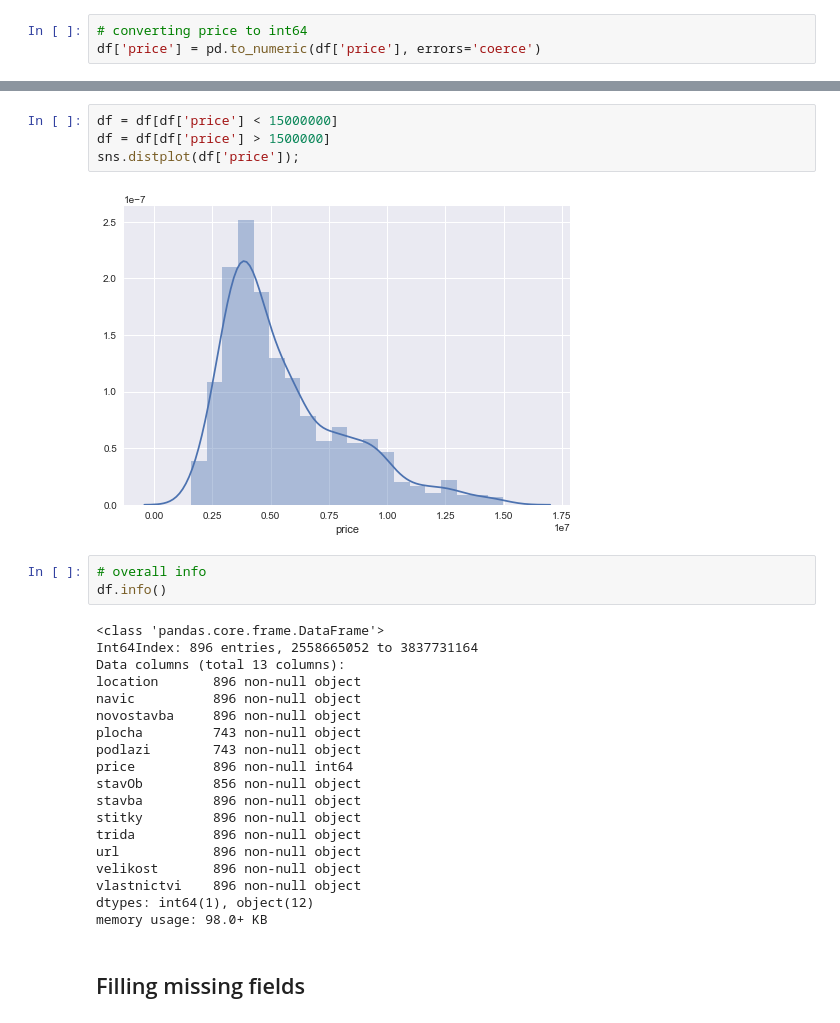
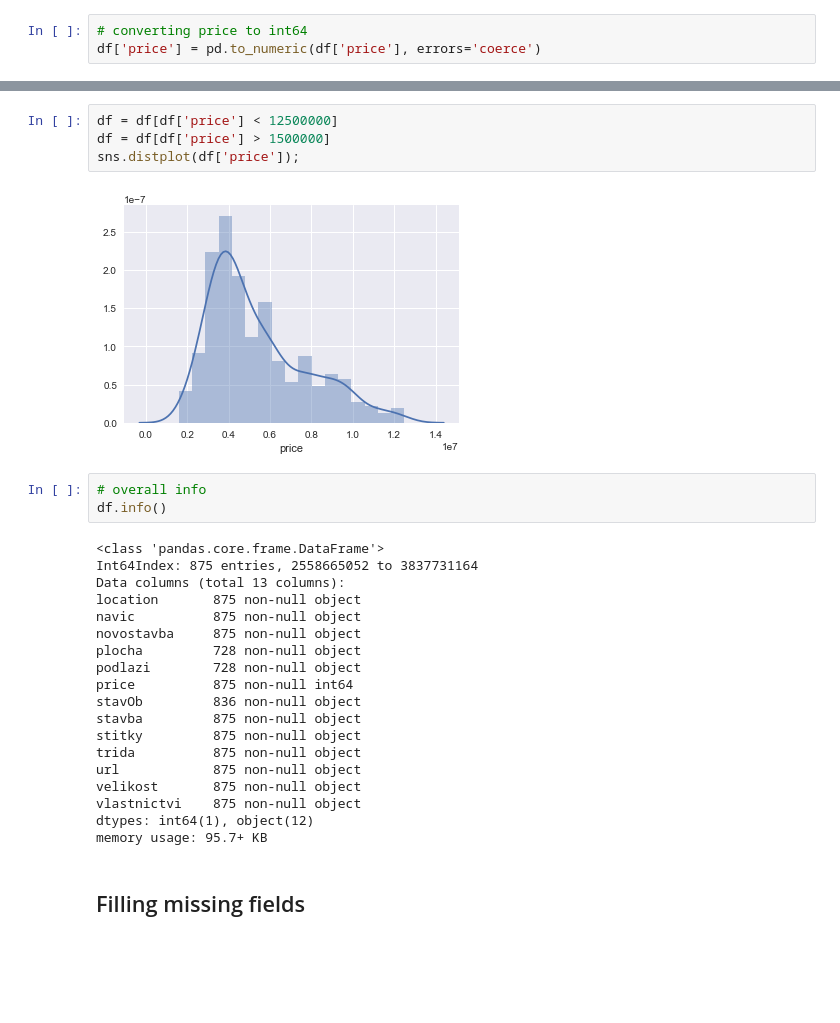
Before and after one commit to denisPetruchik/priceTest, a Jupyter notebook: analysis.ipynb, the cells around one changed output, grey strips where cells are left out. Cells and saved outputs as stored; diff of their text form; blank space fills up the shorter version.

```diff
--- a/analysis.ipynb
+++ b/analysis.ipynb
@@ -76,31 +76,31 @@ sns.distplot(df['price']);
 # %%
-df = df[df['price'] < 15000000]
+df = df[df['price'] < 12500000]
 df = df[df['price'] > 1500000]
 sns.distplot(df['price']);
 # %% [output]
-[figure, old version]
+[figure, new version]
 # %%
 # overall info
 df.info()
 # %% [output]
 <class 'pandas.core.frame.DataFrame'>
-Int64Index: 896 entries, 2558665052 to 3837731164
+Int64Index: 875 entries, 2558665052 to 3837731164
 Data columns (total 13 columns):
-location       896 non-null object
-navic          896 non-null object
-novostavba     896 non-null object
-plocha         743 non-null object
-podlazi        743 non-null object
-price          896 non-null int64
-stavOb         856 non-null object
-stavba         896 non-null object
-stitky         896 non-null object
-trida          896 non-null object
-url            896 non-null object
-velikost       896 non-null object
-vlastnictvi    896 non-null object
+location       875 non-null object
+navic          875 non-null object
+novostavba     875 non-null object
+plocha         728 non-null object
+podlazi        728 non-null object
+price          875 non-null int64
+stavOb         836 non-null object
+stavba         875 non-null object
+stitky         875 non-null object
+trida          875 non-null object
+url            875 non-null object
+velikost       875 non-null object
+vlastnictvi    875 non-null object
 dtypes: int64(1), object(12)
-memory usage: 98.0+ KB
+memory usage: 95.7+ KB
 # %% [markdown]
 ## Filling missing fields
 # %% [markdown]
```
Also changed, not shown: parts of 23 cells of this notebook, 1 other file.
